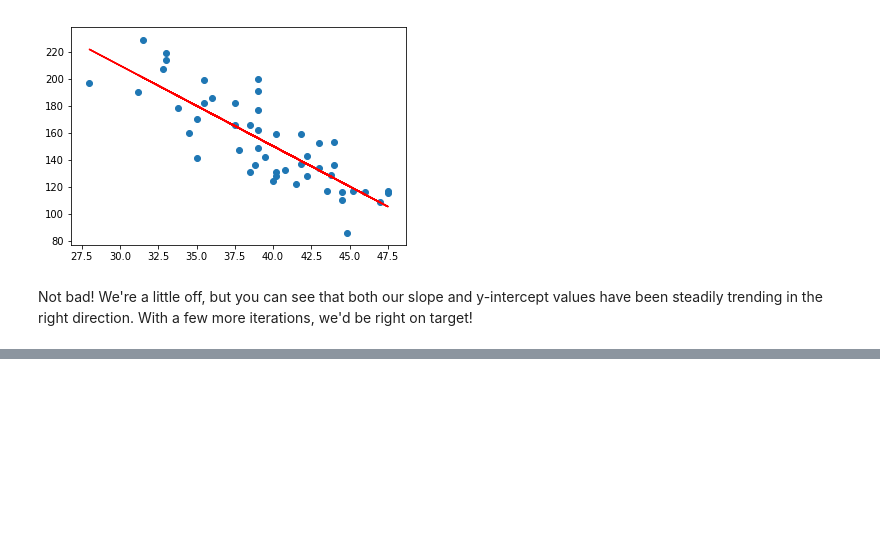
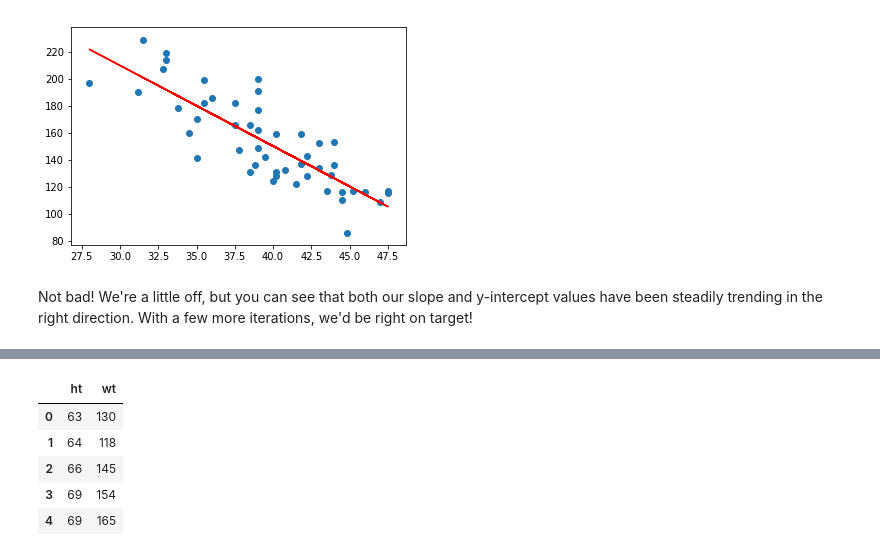
Before and after one commit to josephmosby/regression-methods, a Jupyter notebook: lesson-1/Linear Regression with Python.ipynb, the cells around one changed output, grey strips where cells are left out. Saved outputs shown, nothing was run; the diff lists cells and outputs as text; code cells hidden in the pictures; blank space fills up the shorter version.

```diff
--- a/lesson-1/Linear Regression with Python.ipynb
+++ b/lesson-1/Linear Regression with Python.ipynb
@@ -200,0 +219,9 @@ Not bad! We're a little off, but you can see that both our slope and y-intercept
+# %%
+studentheight_mod.head()
+# %% [output]
+|  | ht | wt |
+| 0 | 63 | 130 |
+| 1 | 64 | 118 |
+| 2 | 66 | 145 |
+| 3 | 69 | 154 |
+| 4 | 69 | 165 |
```
Also changed, not shown: parts of 8 cells of this notebook, 1 other file.
